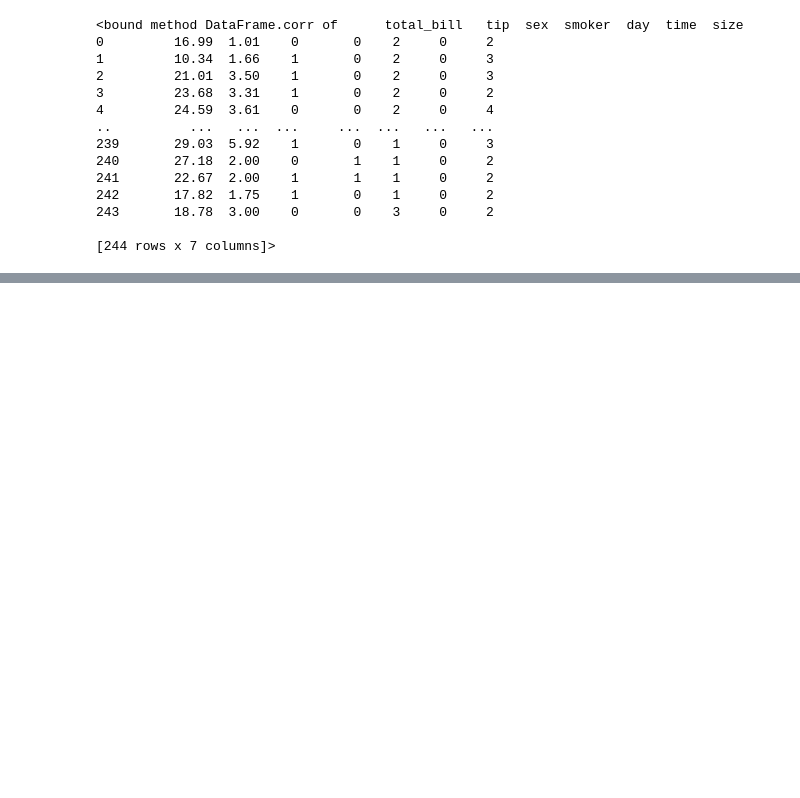
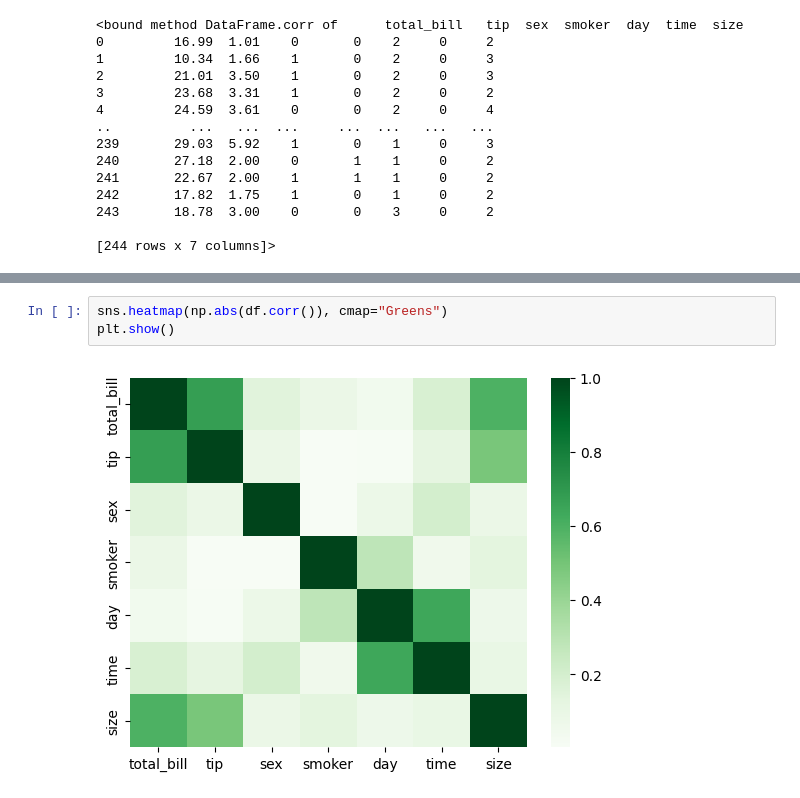
Before and after one commit to charanyadav5/charan, a Jupyter notebook: day17.ipynb, the cells around one changed output, grey strips where cells are left out. Saved outputs shown, nothing was run; the diff lists cells and outputs as text; blank space fills up the shorter version.

```diff
--- a/day17.ipynb
+++ b/day17.ipynb
@@ -66,0 +74,5 @@ df.corr
+# %%
+sns.heatmap(np.abs(df.corr()), cmap="Greens")
+plt.show()
+# %% [output]
+[figure, added]
```
Also changed, not shown: parts of 6 cells of this notebook.
